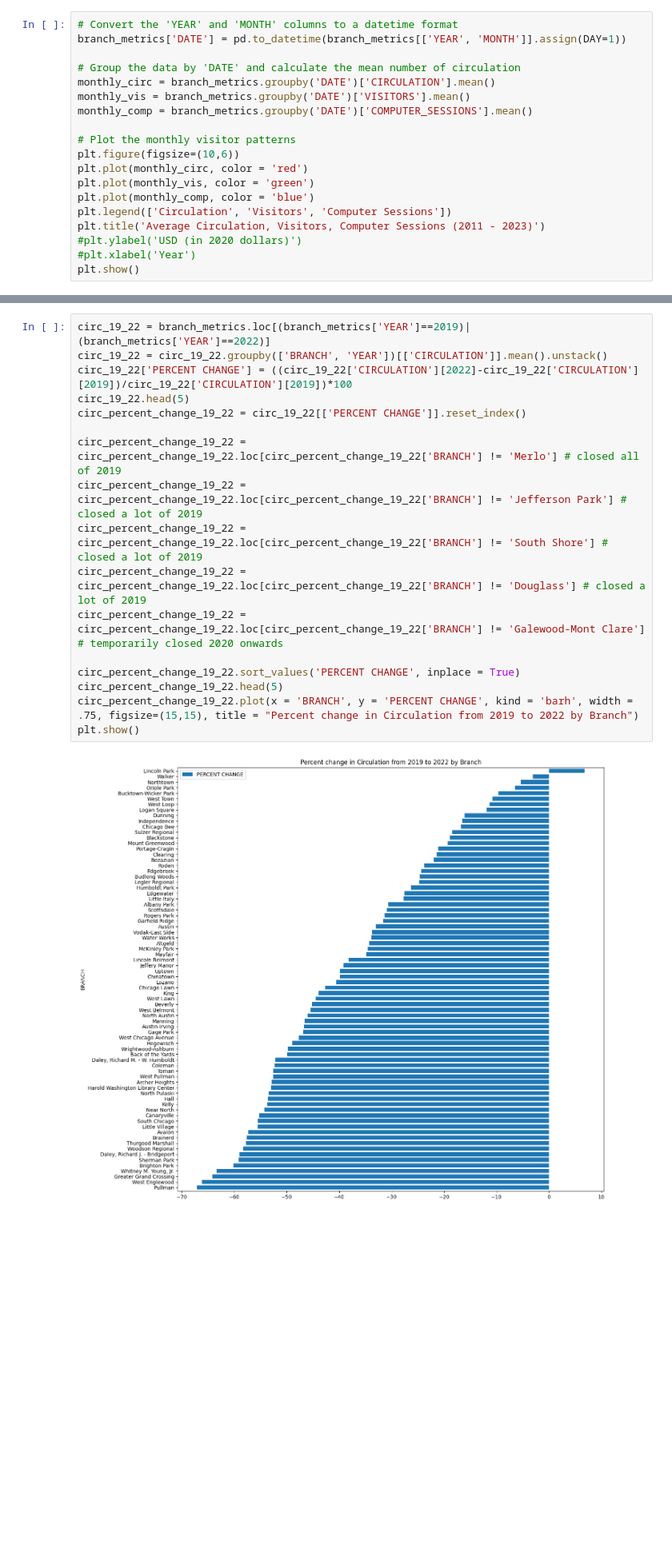
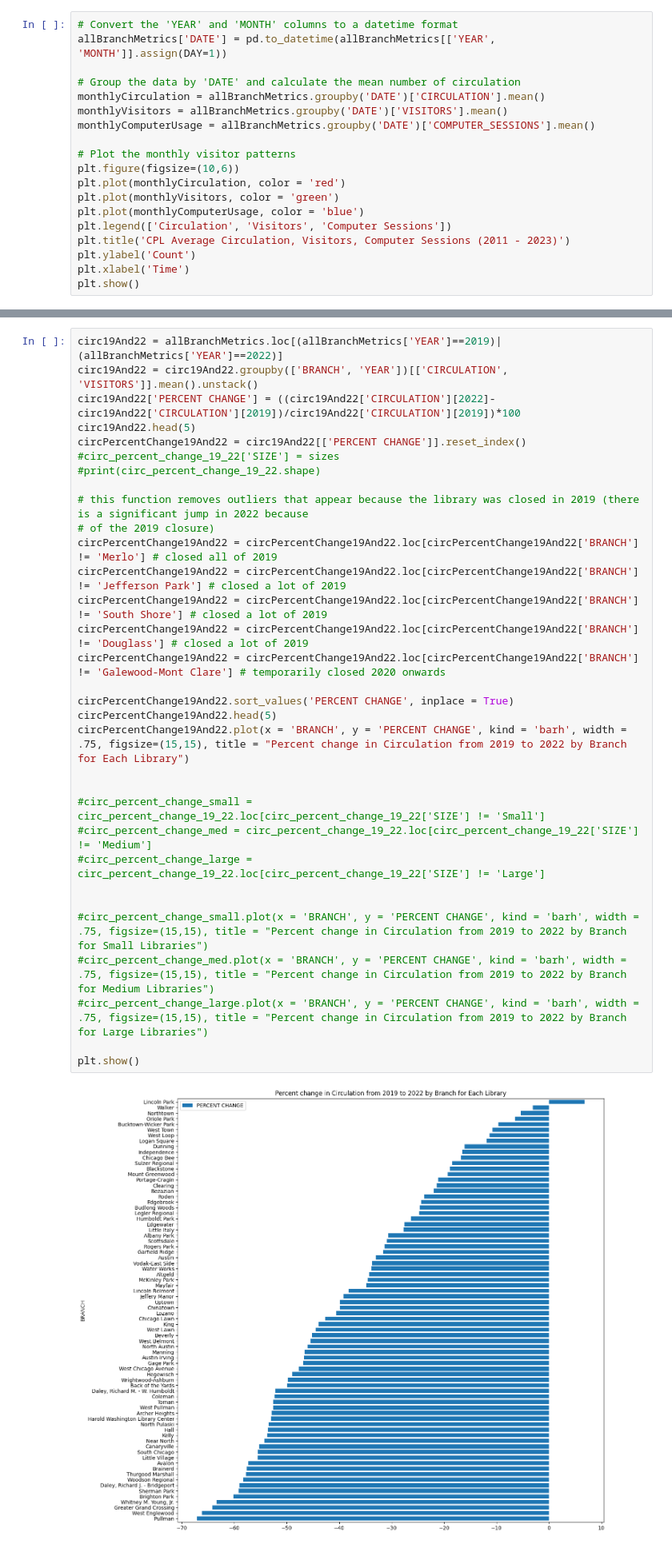
Before and after one commit to uchicago-dsi/cpl_project, a Jupyter notebook: can-summer-2023/rajvi_things/basic circulation visuals.ipynb, the cells around one changed output, grey strips where cells are left out. Shown at 80% size. Cells and saved outputs as stored; diff of their text form; blank space fills up the shorter version.

Commit message:
cleaned up code for basic circulation visuals and individual library analytics

```diff
--- a/can-summer-2023/rajvi_things/basic circulation visuals.ipynb
+++ b/can-summer-2023/rajvi_things/basic circulation visuals.ipynb
@@ -32,20 +22,20 @@ To do
 # %%
 # Convert the 'YEAR' and 'MONTH' columns to a datetime format
-branch_metrics['DATE'] = pd.to_datetime(branch_metrics[['YEAR', 'MONTH']].assign(DAY=1))
+allBranchMetrics['DATE'] = pd.to_datetime(allBranchMetrics[['YEAR', 'MONTH']].assign(DAY=1))
 
 # Group the data by 'DATE' and calculate the mean number of circulation
-monthly_circ = branch_metrics.groupby('DATE')['CIRCULATION'].mean()
-monthly_vis = branch_metrics.groupby('DATE')['VISITORS'].mean()
-monthly_comp = branch_metrics.groupby('DATE')['COMPUTER_SESSIONS'].mean()
+monthlyCirculation = allBranchMetrics.groupby('DATE')['CIRCULATION'].mean()
+monthlyVisitors = allBranchMetrics.groupby('DATE')['VISITORS'].mean()
+monthlyComputerUsage = allBranchMetrics.groupby('DATE')['COMPUTER_SESSIONS'].mean()
 
 # Plot the monthly visitor patterns
 plt.figure(figsize=(10,6))
-plt.plot(monthly_circ, color = 'red')
-plt.plot(monthly_vis, color = 'green')
-plt.plot(monthly_comp, color = 'blue')
+plt.plot(monthlyCirculation, color = 'red')
+plt.plot(monthlyVisitors, color = 'green')
+plt.plot(monthlyComputerUsage, color = 'blue')
 plt.legend(['Circulation', 'Visitors', 'Computer Sessions'])
-plt.title('Average Circulation, Visitors, Computer Sessions (2011 - 2023)')
-#plt.ylabel('USD (in 2020 dollars)')
-#plt.xlabel('Year')
+plt.title('CPL Average Circulation, Visitors, Computer Sessions (2011 - 2023)')
+plt.ylabel('Count')
+plt.xlabel('Time')
 plt.show()
 # %% [output]
@@ -249,19 +230,34 @@ branch_cvcomp_linegraphs("Jefferson Park") #2018-2022
 # %%
-circ_19_22 = branch_metrics.loc[(branch_metrics['YEAR']==2019)|(branch_metrics['YEAR']==2022)]
-circ_19_22 = circ_19_22.groupby(['BRANCH', 'YEAR'])[['CIRCULATION']].mean().unstack()
-circ_19_22['PERCENT CHANGE'] = ((circ_19_22['CIRCULATION'][2022]-circ_19_22['CIRCULATION'][2019])/circ_19_22['CIRCULATION'][2019])*100
-circ_19_22.head(5)
-circ_percent_change_19_22 = circ_19_22[['PERCENT CHANGE']].reset_index()
+circ19And22 = allBranchMetrics.loc[(allBranchMetrics['YEAR']==2019)|(allBranchMetrics['YEAR']==2022)]
+circ19And22 = circ19And22.groupby(['BRANCH', 'YEAR'])[['CIRCULATION', 'VISITORS']].mean().unstack()
+circ19And22['PERCENT CHANGE'] = ((circ19And22['CIRCULATION'][2022]-circ19And22['CIRCULATION'][2019])/circ19And22['CIRCULATION'][2019])*100
+circ19And22.head(5)
+circPercentChange19And22 = circ19And22[['PERCENT CHANGE']].reset_index()
+#circ_percent_change_19_22['SIZE'] = sizes
+#print(circ_percent_change_19_22.shape)
 
-circ_percent_change_19_22 = circ_percent_change_19_22.loc[circ_percent_change_19_22['BRANCH'] != 'Merlo'] # closed all of 2019
-circ_percent_change_19_22 = circ_percent_change_19_22.loc[circ_percent_change_19_22['BRANCH'] != 'Jefferson Park'] # closed a lot of 2019
-circ_percent_change_19_22 = circ_percent_change_19_22.loc[circ_percent_change_19_22['BRANCH'] != 'South Shore'] # closed a lot of 2019
-circ_percent_change_19_22 = circ_percent_change_19_22.loc[circ_percent_change_19_22['BRANCH'] != 'Douglass'] # closed a lot of 2019
-circ_percent_change_19_22 = circ_percent_change_19_22.loc[circ_percent_change_19_22['BRANCH'] != 'Galewood-Mont Clare'] # temporarily closed 2020 onwards
+# this function removes outliers that appear because the library was closed in 2019 (there is a significant jump in 2022 because
+# of the 2019 closure)
+circPercentChange19And22 = circPercentChange19And22.loc[circPercentChange19And22['BRANCH'] != 'Merlo'] # closed all of 2019
+circPercentChange19And22 = circPercentChange19And22.loc[circPercentChange19And22['BRANCH'] != 'Jefferson Park'] # closed a lot of 2019
+circPercentChange19And22 = circPercentChange19And22.loc[circPercentChange19And22['BRANCH'] != 'South Shore'] # closed a lot of 2019
+circPercentChange19And22 = circPercentChange19And22.loc[circPercentChange19And22['BRANCH'] != 'Douglass'] # closed a lot of 2019
+circPercentChange19And22 = circPercentChange19And22.loc[circPercentChange19And22['BRANCH'] != 'Galewood-Mont Clare'] # temporarily closed 2020 onwards
 
-circ_percent_change_19_22.sort_values('PERCENT CHANGE', inplace = True)
-circ_percent_change_19_22.head(5)
-circ_percent_change_19_22.plot(x = 'BRANCH', y = 'PERCENT CHANGE', kind = 'barh', width = .75, figsize=(15,15), title = "Percent change in Circulation from 2019 to 2022 by Branch")
+circPercentChange19And22.sort_values('PERCENT CHANGE', inplace = True)
+circPercentChange19And22.head(5)
+circPercentChange19And22.plot(x = 'BRANCH', y = 'PERCENT CHANGE', kind = 'barh', width = .75, figsize=(15,15), title = "Percent change in Circulation from 2019 to 2022 by Branch for Each Library")
+
+
+#circ_percent_change_small = circ_percent_change_19_22.loc[circ_percent_change_19_22['SIZE'] != 'Small']
+#circ_percent_change_med = circ_percent_change_19_22.loc[circ_percent_change_19_22['SIZE'] != 'Medium']
+#circ_percent_change_large = circ_percent_change_19_22.loc[circ_percent_change_19_22['SIZE'] != 'Large']
+
+
+#circ_percent_change_small.plot(x = 'BRANCH', y = 'PERCENT CHANGE', kind = 'barh', width = .75, figsize=(15,15), title = "Percent change in Circulation from 2019 to 2022 by Branch for Small Libraries")
+#circ_percent_change_med.plot(x = 'BRANCH', y = 'PERCENT CHANGE', kind = 'barh', width = .75, figsize=(15,15), title = "Percent change in Circulation from 2019 to 2022 by Branch for Medium Libraries")
+#circ_percent_change_large.plot(x = 'BRANCH', y = 'PERCENT CHANGE', kind = 'barh', width = .75, figsize=(15,15), title = "Percent change in Circulation from 2019 to 2022 by Branch for Large Libraries")
+
 plt.show()
 # %% [output]
-[figure, old version]
+[figure, new version]
```
Also changed, not shown: parts of 35 cells of this notebook, 2 other files.
